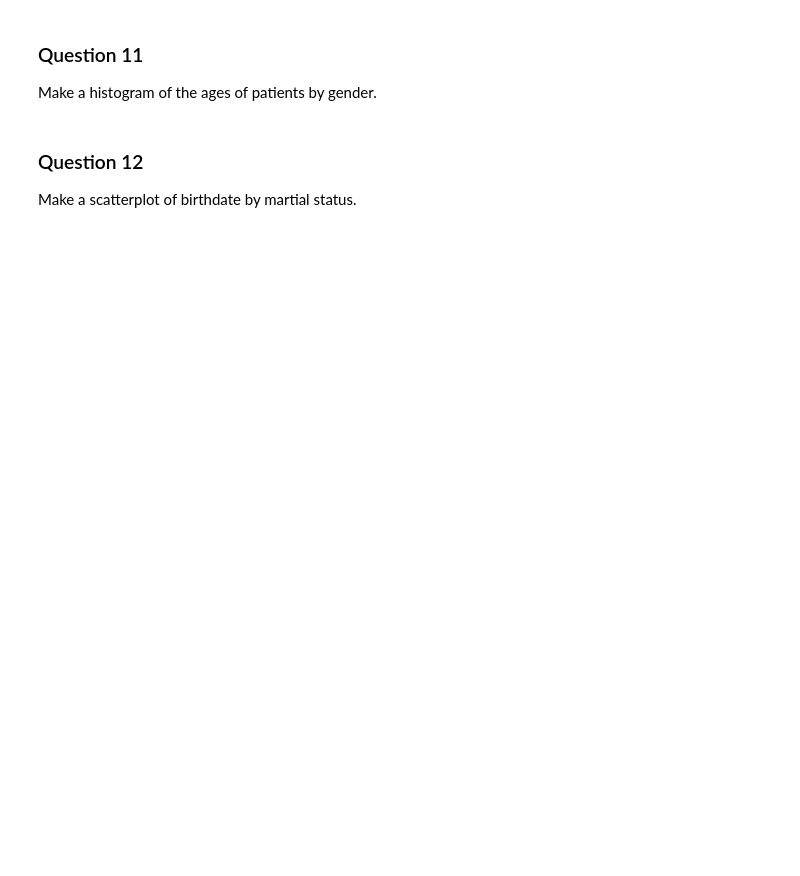
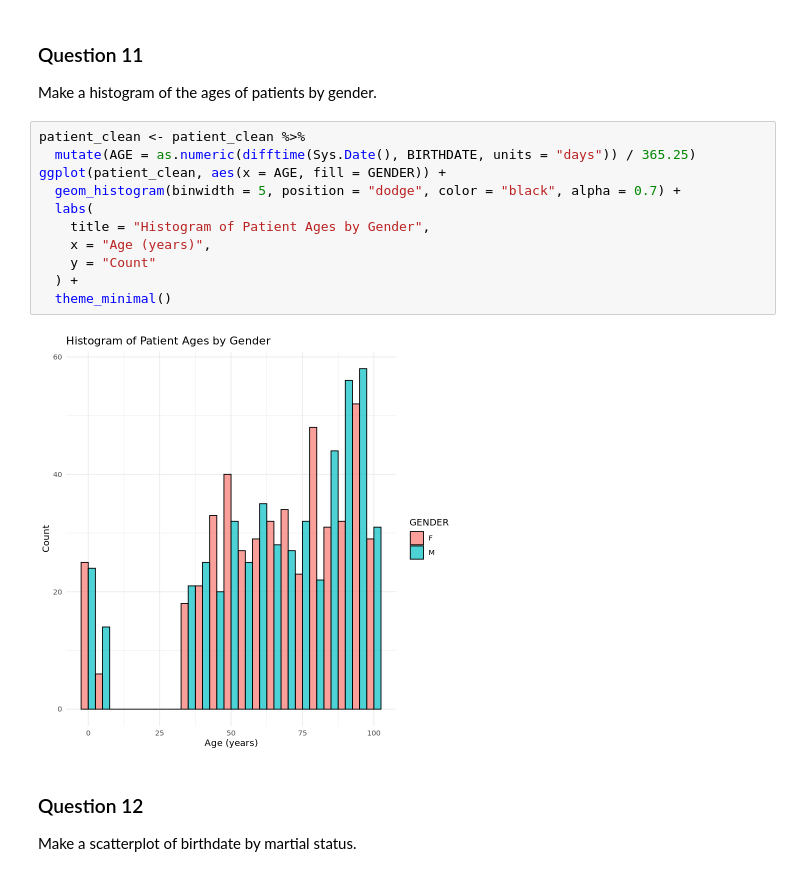
Before and after one commit to sunzhtracy/BIOS512, a Jupyter notebook: hw_3/BIOS512_HW3.ipynb, the cells around one changed output. Cells and saved outputs as stored; diff of their text form; blank space fills up the shorter version.

Commit message:
with plots

```diff
--- a/hw_3/BIOS512_HW3.ipynb
+++ b/hw_3/BIOS512_HW3.ipynb
@@ -284,6 +294,19 @@ range(patient_clean$DEATHDATE, na.rm = TRUE)
 # %% [markdown]
 ### Question 11
 Make a histogram of the ages of patients by gender.
+# %%
+patient_clean <- patient_clean %>%
+  mutate(AGE = as.numeric(difftime(Sys.Date(), BIRTHDATE, units = "days")) / 365.25)
+ggplot(patient_clean, aes(x = AGE, fill = GENDER)) +
+  geom_histogram(binwidth = 5, position = "dodge", color = "black", alpha = 0.7) +
+  labs(
+    title = "Histogram of Patient Ages by Gender",
+    x = "Age (years)",
+    y = "Count"
+  ) +
+  theme_minimal()
+# %% [output]
+[figure, added]
 # %% [markdown]
 ### Question 12
 Make a scatterplot of birthdate by martial status.
```
Also changed, not shown: parts of 5 cells of this notebook, 1 other file.
